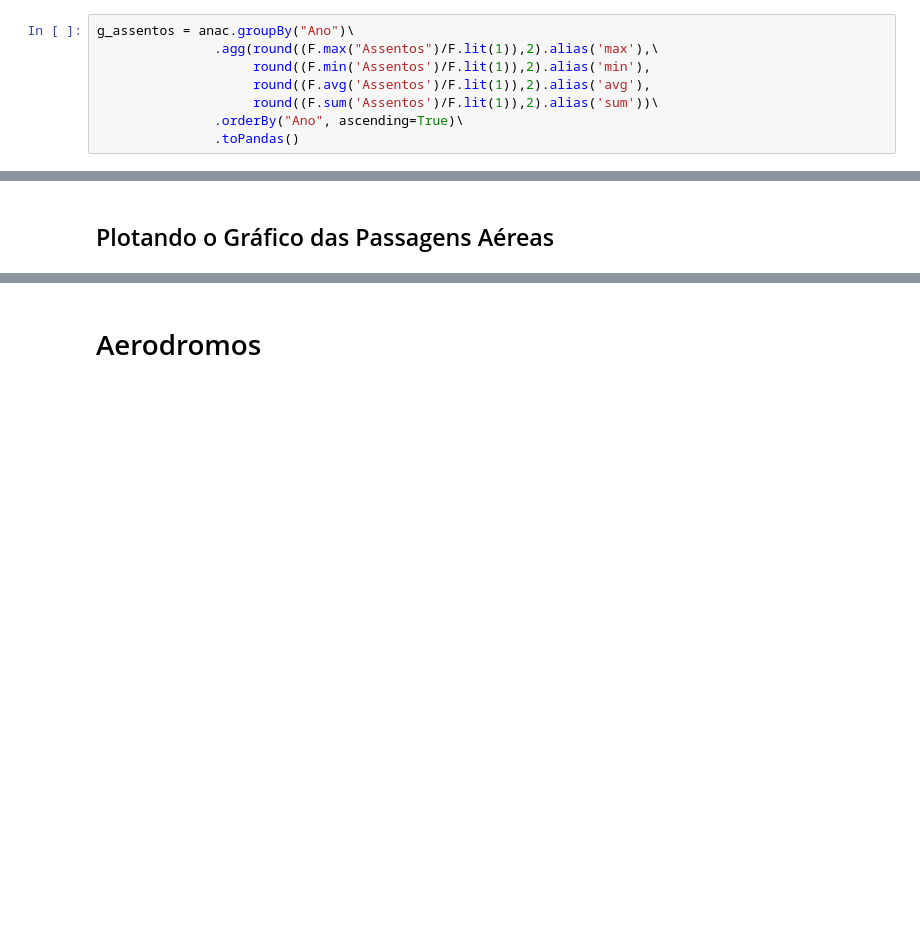
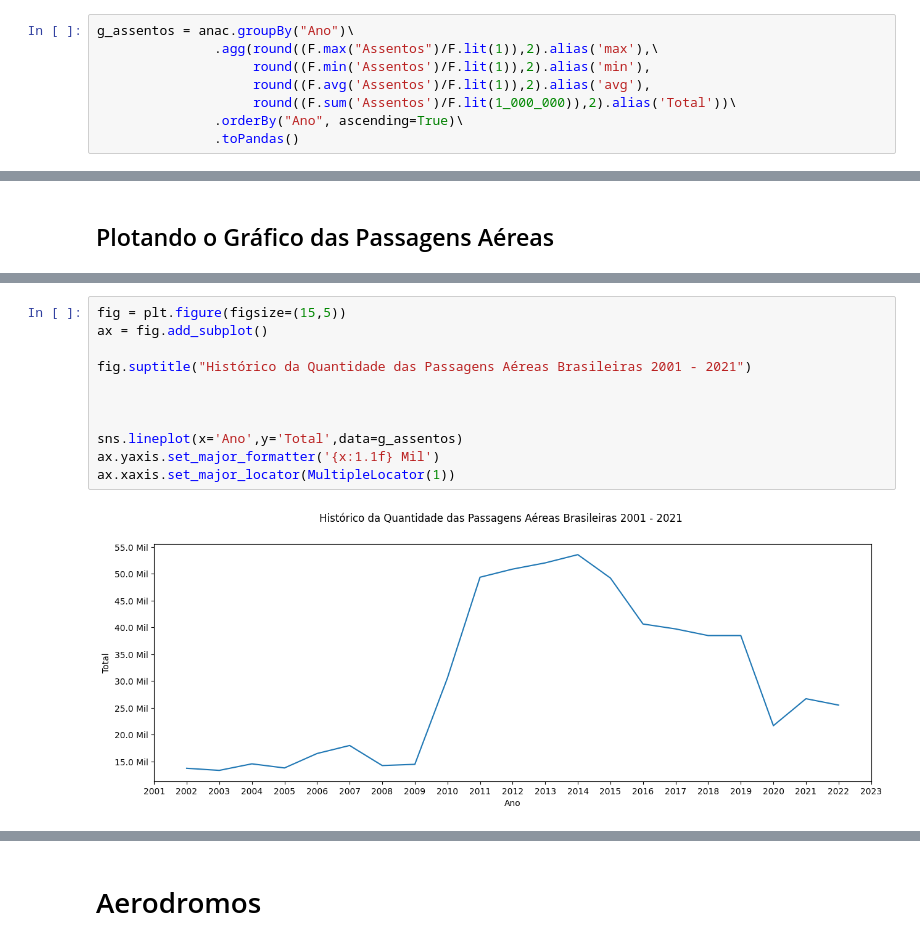
Before and after one commit to rodrigo-fernandes092/TCC_MLaaS_PIB_ANAC, a Jupyter notebook: ETL/02_Analise_Exploratoria.ipynb, the cells around one changed output, grey strips where cells are left out. Cells and saved outputs as stored; diff of their text form; blank space fills up the shorter version.

```diff
--- a/ETL/02_Analise_Exploratoria.ipynb
+++ b/ETL/02_Analise_Exploratoria.ipynb
@@ -166,7 +195,7 @@ g_assentos = anac.groupBy("Ano")\
                .agg(round((F.max("Assentos")/F.lit(1)),2).alias('max'),\
                     round((F.min('Assentos')/F.lit(1)),2).alias('min'),
                     round((F.avg('Assentos')/F.lit(1)),2).alias('avg'),
-                    round((F.sum('Assentos')/F.lit(1)),2).alias('sum'))\
+                    round((F.sum('Assentos')/F.lit(1_000_000)),2).alias('Total'))\
                .orderBy("Ano", ascending=True)\
                .toPandas()
 # %%
@@ -196,0 +238,13 @@ g_tarifas = anac.groupBy("Ano")\
+# %%
+fig = plt.figure(figsize=(15,5))
+ax = fig.add_subplot()
+
+fig.suptitle("Histórico da Quantidade das Passagens Aéreas Brasileiras 2001 - 2021")
+
+
+
+sns.lineplot(x='Ano',y='Total',data=g_assentos)
+ax.yaxis.set_major_formatter('{x:1.1f} Mil')
+ax.xaxis.set_major_locator(MultipleLocator(1))
+# %% [output]
+[figure, added]
```
Also changed, not shown: parts of 28 cells of this notebook.
